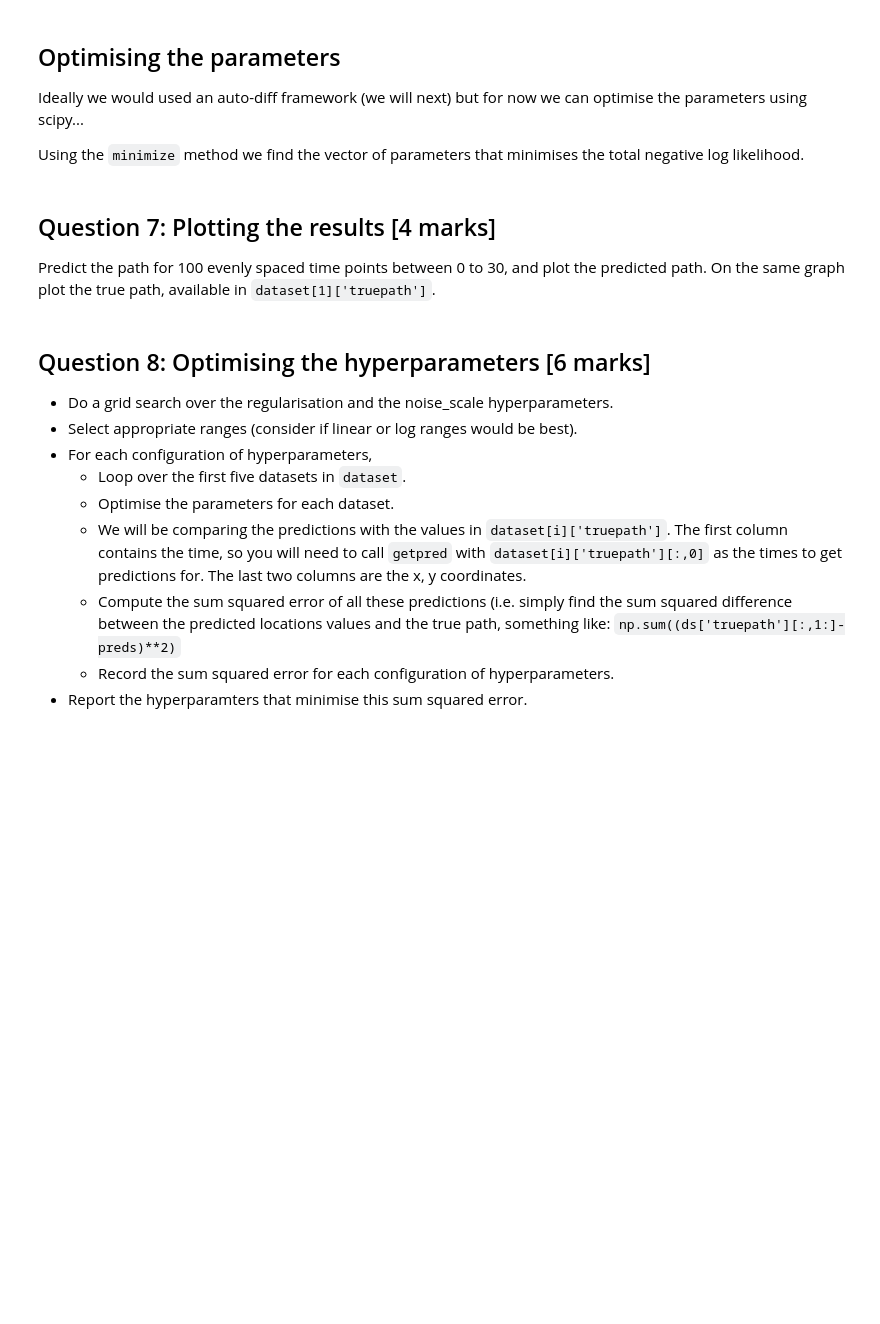
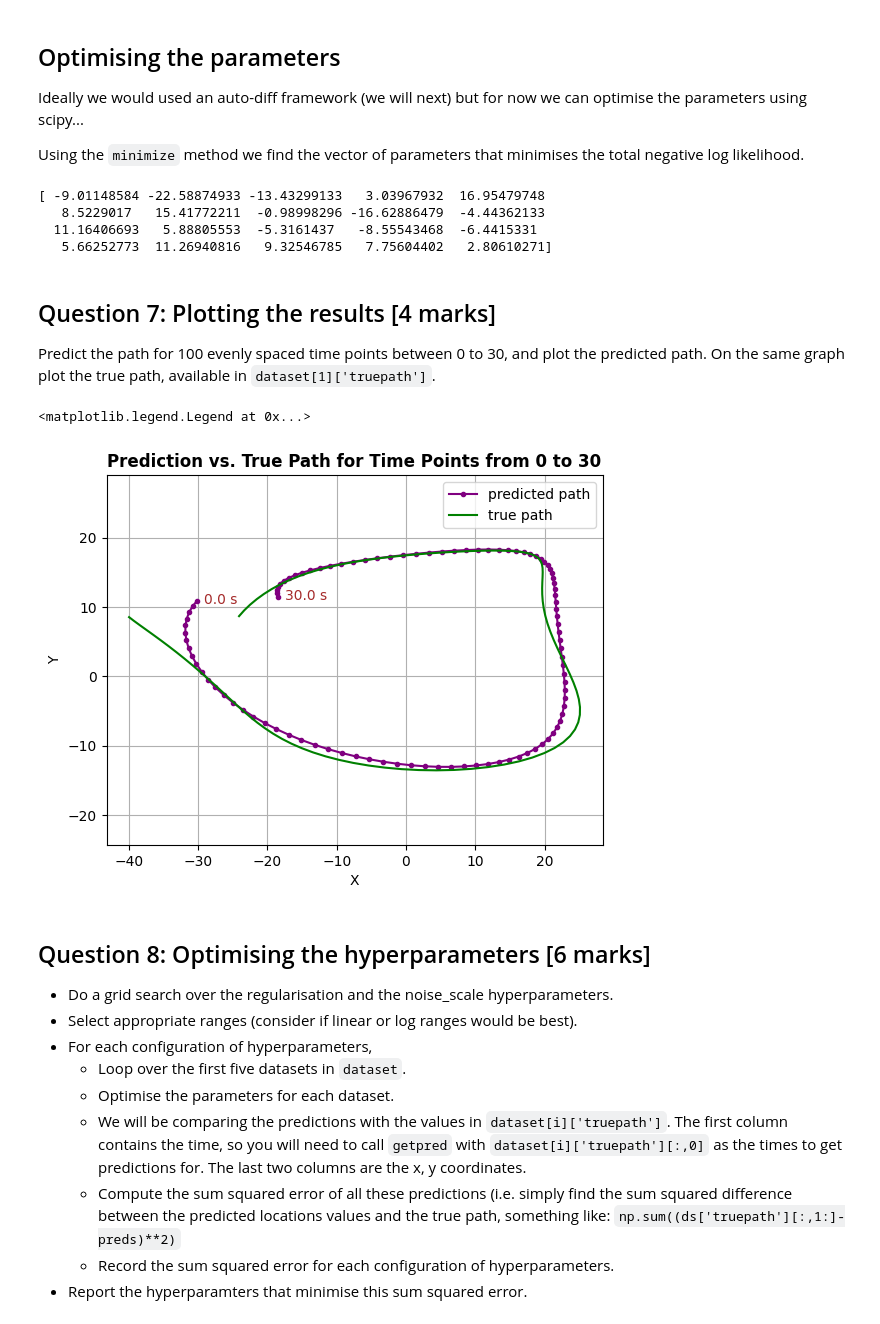
Before and after one commit to pladee42/assg-machine-learning, a Jupyter notebook: assignment_liq23wr.ipynb, the cells around one changed output. Saved outputs shown, nothing was run; the diff lists cells and outputs as text; code cells hidden in the pictures; blank space fills up the shorter version.

```diff
--- a/assignment_liq23wr.ipynb
+++ b/assignment_liq23wr.ipynb
@@ -565,8 +559,13 @@ ws0 = np.random.randn(Nbases*2)
 #we'll use dataset[1]'s observations..
 obs = dataset[1]['observations']
 
-res = minimize(totalnegloglikelihood,ws0,args=(obs,0.1,0.001))
+res = minimize(totalnegloglikelihood,ws0,args=(obs,0.001,0.1))
 print(res.x)
+# %% [output]
+[ -9.01148584 -22.58874933 -13.43299133   3.03967932  16.95479748
+   8.5229017   15.41772211  -0.98998296 -16.62886479  -4.44362133
+  11.16406693   5.88805553  -5.3161437   -8.55543468  -6.4415331
+   5.66252773  11.26940816   9.32546785   7.75604402   2.80610271]
 # %% [markdown]
 ## Question 7: Plotting the results [4 marks]
 
@@ -576,3 +573,30 @@ Predict the path for 100 evenly spaced time points between 0 to 30, and plot the
+# %%
+#Answer here
+np.random.seed(1)
+
+t = np.linspace(0,30,100)
+truepath = dataset[1]['truepath']
+
+# Predict the path
+predpath = np.array([getpred(t,res.x[:Nbases]),getpred(t,res.x[Nbases:])]).T
+
+# Plot
+plt.plot(predpath[:,0],predpath[:,1],'.-', color='purple',label='predicted path')
+plt.plot(truepath[:,1],truepath[:,2],'-g',label='true path')
+
+# Add Annotations for t=0 and t=30
+plt.text(predpath[0,0]+1,predpath[0,1]-0.5,'0.0 s',color='brown')
+plt.text(predpath[-1,0]+1,predpath[-1,1]-0.5,'30.0 s',color='brown')
+
+plt.title('Prediction vs. True Path for Time Points from 0 to 30', fontweight='bold')
+plt.axis('equal')
+plt.xlabel('X')
+plt.ylabel('Y')
+plt.grid()
+plt.legend()
+# %% [output]
+<matplotlib.legend.Legend at 0x...>
+[figure, added]
 # %% [markdown]
 ## Question 8: Optimising the hyperparameters [6 marks]
 
```
Also changed, not shown: parts of 8 cells of this notebook, 1 other file.
